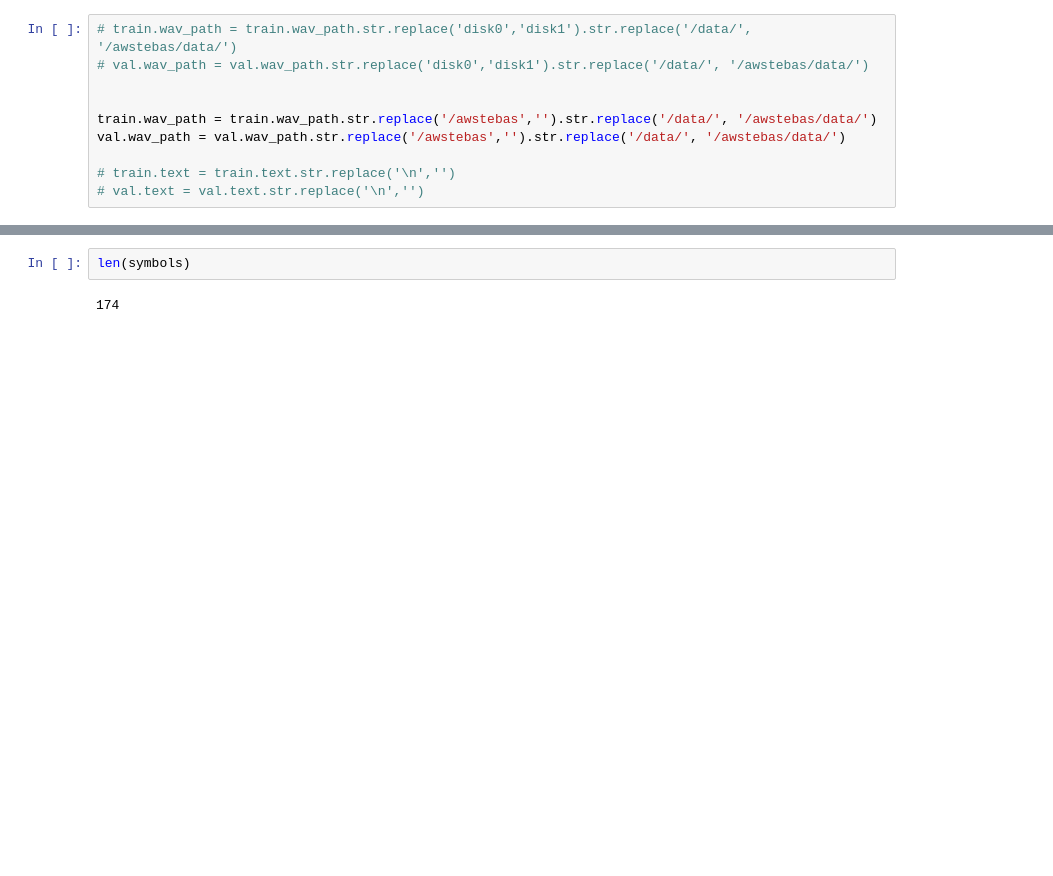
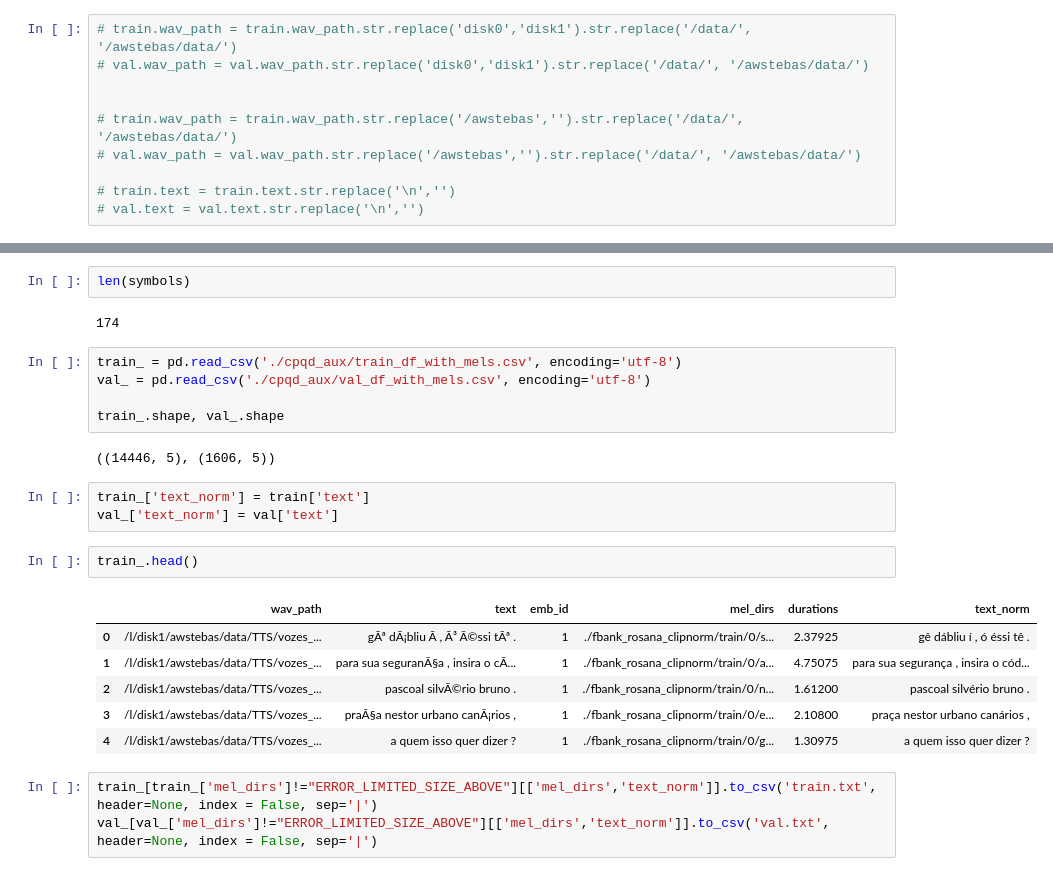
Before and after one commit to lucashueda/pt_etts, a Jupyter notebook: Mel Normalization debug.ipynb, the cells around one changed output, grey strips where cells are left out. Drawn from its saved outputs; the diff is of its cells as text; blank space fills up the shorter version.

Commit message:
Adding cpqd auxiliar files

```diff
--- a/Mel Normalization debug.ipynb
+++ b/Mel Normalization debug.ipynb
@@ -238,8 +238,8 @@ train.head()
 # val.wav_path = val.wav_path.str.replace('disk0','disk1').str.replace('/data/', '/awstebas/data/')
 
 
-train.wav_path = train.wav_path.str.replace('/awstebas','').str.replace('/data/', '/awstebas/data/')
-val.wav_path = val.wav_path.str.replace('/awstebas','').str.replace('/data/', '/awstebas/data/')
+# train.wav_path = train.wav_path.str.replace('/awstebas','').str.replace('/data/', '/awstebas/data/')
+# val.wav_path = val.wav_path.str.replace('/awstebas','').str.replace('/data/', '/awstebas/data/')
 
 # train.text = train.text.str.replace('\n','')
 # val.text = val.text.str.replace('\n','')
@@ -272,3 +272,25 @@ from src.text import symbols
 len(symbols)
 # %% [output]
 174
+# %%
+train_ = pd.read_csv('./cpqd_aux/train_df_with_mels.csv', encoding='utf-8')
+val_ = pd.read_csv('./cpqd_aux/val_df_with_mels.csv', encoding='utf-8')
+
+train_.shape, val_.shape
+# %% [output]
+((14446, 5), (1606, 5))
+# %%
+train_['text_norm'] = train['text']
+val_['text_norm'] = val['text']
+# %%
+train_.head()
+# %% [output]
+|  | wav_path | text | emb_id | mel_dirs | durations | text_norm |
+| 0 | /l/disk1/awstebas/data/TTS/vozes_... | gÃª dÃ¡bliu Ã­ , Ã³ Ã©ssi tÃª . | 1 | ./fbank_rosana_clipnorm/train/0/s... | 2.37925 | gê dábliu í , ó éssi tê . |
+| 1 | /l/disk1/awstebas/data/TTS/vozes_... | para sua seguranÃ§a , insira o cÃ... | 1 | ./fbank_rosana_clipnorm/train/0/a... | 4.75075 | para sua segurança , insira o cód... |
+| 2 | /l/disk1/awstebas/data/TTS/vozes_... | pascoal silvÃ©rio bruno . | 1 | ./fbank_rosana_clipnorm/train/0/n... | 1.61200 | pascoal silvério bruno . |
+| 3 | /l/disk1/awstebas/data/TTS/vozes_... | praÃ§a nestor urbano canÃ¡rios , | 1 | ./fbank_rosana_clipnorm/train/0/e... | 2.10800 | praça nestor urbano canários , |
+| 4 | /l/disk1/awstebas/data/TTS/vozes_... | a quem isso quer dizer ? | 1 | ./fbank_rosana_clipnorm/train/0/g... | 1.30975 | a quem isso quer dizer ? |
+# %%
+train_[train_['mel_dirs']!="ERROR_LIMITED_SIZE_ABOVE"][['mel_dirs','text_norm']].to_csv('train.txt', header=None, index = False, sep='|')
+val_[val_['mel_dirs']!="ERROR_LIMITED_SIZE_ABOVE"][['mel_dirs','text_norm']].to_csv('val.txt', header=None, index = False, sep='|')
```
Also changed, not shown: parts of 2 cells of this notebook, 5 other files.
